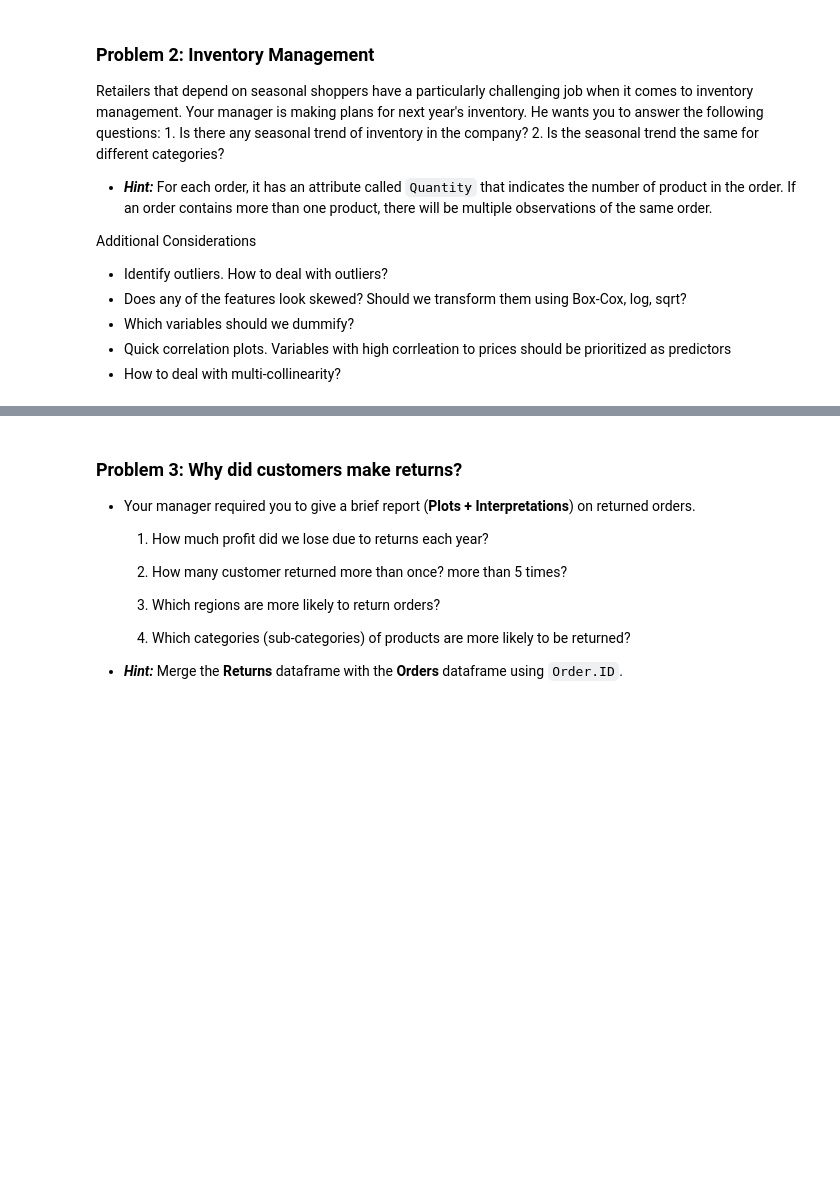
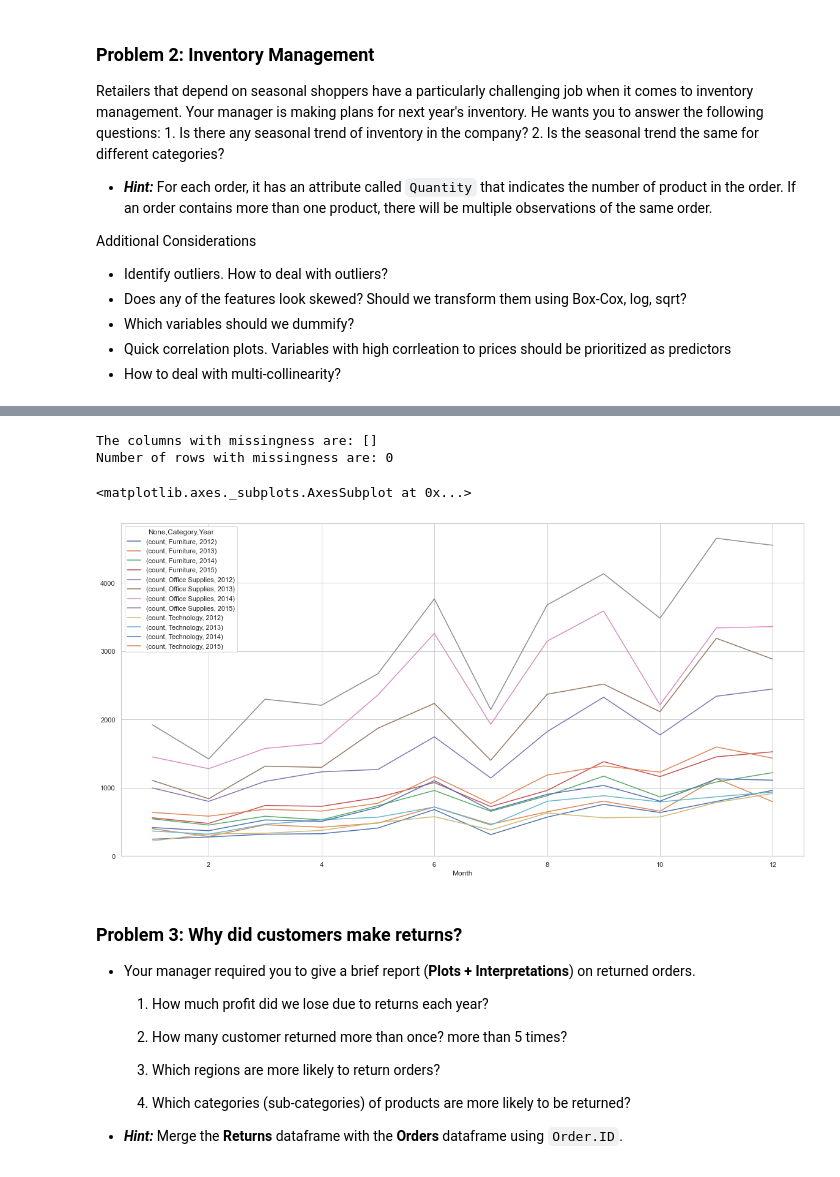
Before and after one commit to tdchoi7/Machine_Learning_Lab, a Jupyter notebook: Koeun/ML_Lab.ipynb, the cells around one changed output, grey strips where cells are left out. Saved outputs shown, nothing was run; the diff lists cells and outputs as text; code cells hidden in the pictures; blank space fills up the shorter version.

```diff
--- a/Koeun/ML_Lab.ipynb
+++ b/Koeun/ML_Lab.ipynb
@@ -88,7 +88,7 @@ orders.columns = orders.columns.str.replace('.','')
 
 # Delete $ signs from Sales and Profit entries then convert to float
 orders.Sales = orders.Sales.str.replace('$','').str.replace(',', '').astype('float64', copy=False)
-orders.Profit = orders['Profit'].str.replace('$', '').str.replace(',', '').astype('float64', copy=False)
+orders.Profit = orders.Profit.str.replace('$', '').str.replace(',', '').astype('float64', copy=False)
 
 # Convert OrderDate and ShipDate string entries to dates
 orders.OrderDate = pd.to_datetime(orders.OrderDate)
@@ -217,3 +217,13 @@ Additional Considerations
 - Which variables should we dummify?
 - Quick correlation plots. Variables with high corrleation to prices should be prioritized as predictors
 - How to deal with multi-collinearity?
+# %%
+# Create Month column and create a subset to see the seasonal trend
+Year = pd.DataFrame(orders.OrderDate.dt.year)
+Year.columns = ['Year']
+Month = pd.DataFrame(orders.OrderDate.dt.month)
+Month.columns = ['Month']
+orders1 = pd.concat([orders,Year,Month],axis=1).copy()
+#orders1 = orders1[['Year','Month','Category','SubCategory','ProductName']]
+orders1 = orders1[['Year','Month','Category','Quantity']]
+orders1.head()
@@ -219,0 +237,3 @@ Additional Considerations
+# %%
+byCategory = orders1.groupby(['Month','Year','Category']).agg(count=pd.NamedAgg(column='Quantity', aggfunc='sum')).unstack().unstack()
+byCategory.head()
@@ -219,0 +250,15 @@ Additional Considerations
+# %%
+# Identify missing rows and columns
+missingRows = byCategory[byCategory.isnull().any(axis=1)].index
+missingCols = byCategory.columns[byCategory.isnull().any()]
+
+print('The columns with missingness are: %s' % (list(missingCols)))
+print('Number of rows with missingness are: %s' % (len(missingRows)))
+# %% [output]
+The columns with missingness are: []
+Number of rows with missingness are: 0
+# %%
+byCategory.plot()
+# %% [output]
+<matplotlib.axes._subplots.AxesSubplot at 0x...>
+[figure, added]
```
Also changed, not shown: parts of 5 cells of this notebook.
